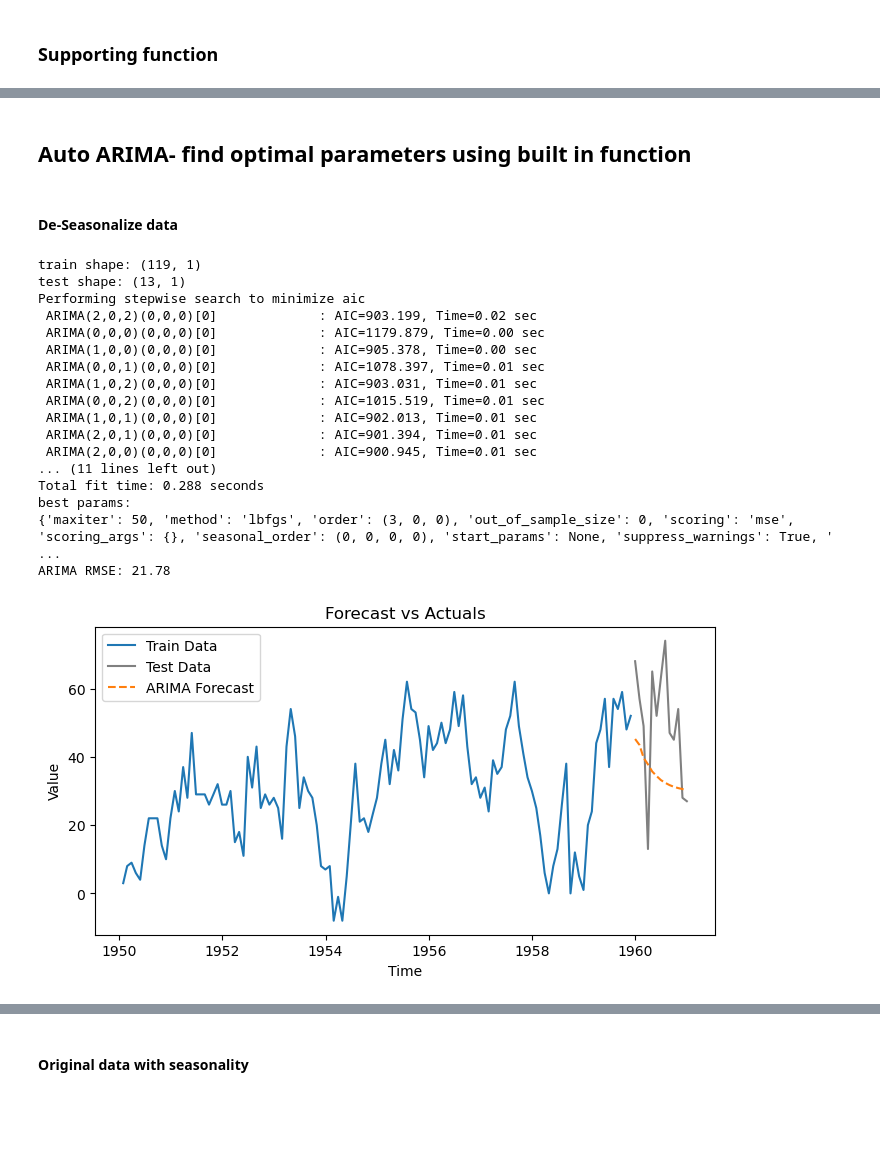
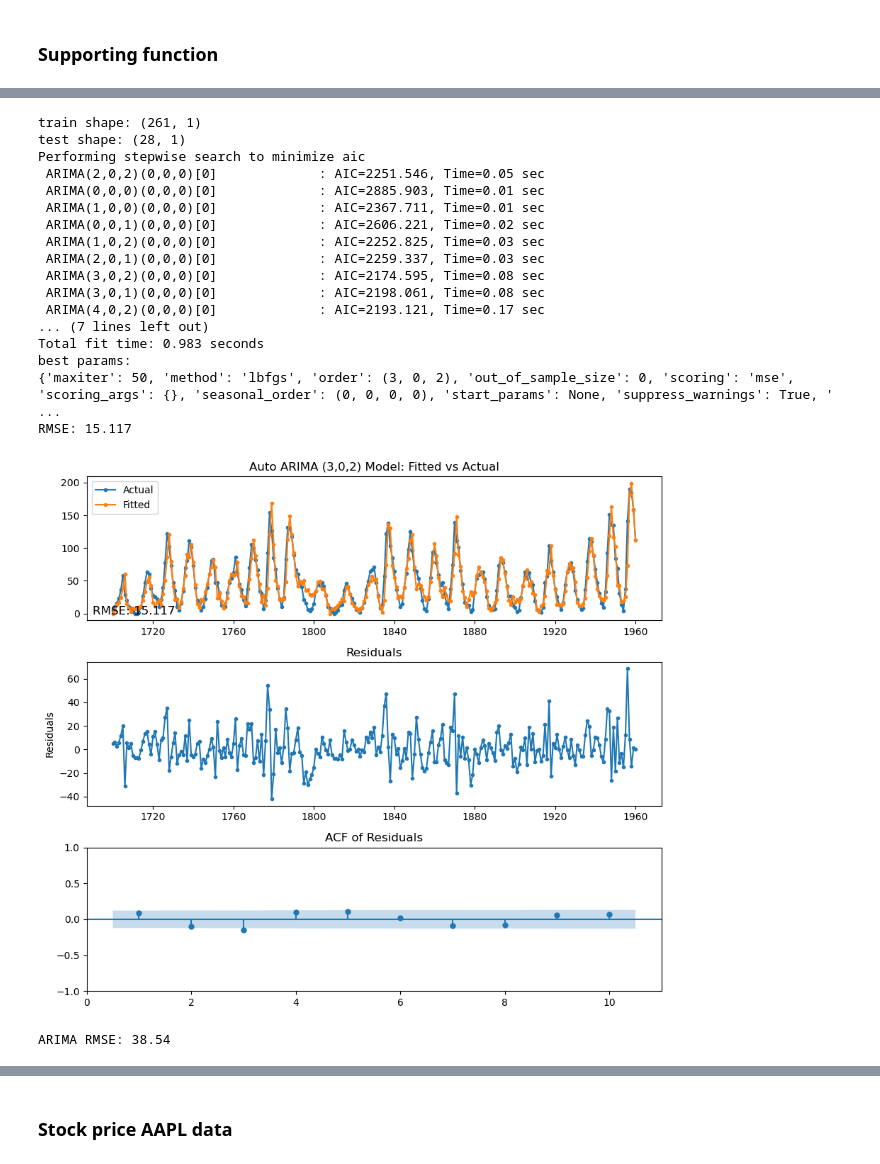
Before and after one commit to imriaharoni/AIRC-Time-Series-Workshop-2025, a Jupyter notebook: Lectures_notebooks/Lecture-3.ipynb, the cells around one changed output, grey strips where cells are left out. Drawn from its saved outputs; the diff is of its cells as text; code cells hidden in the pictures; blank space fills up the shorter version.

```diff
--- a/Lectures_notebooks/Lecture-3.ipynb
+++ b/Lectures_notebooks/Lecture-3.ipynb
@@ -613,0 +972,6 @@ AIC: 795.3136396317276
+# %%
+## Select the Data
+ts_data = airp_df
+
+plot_data_acf_pacf(ts_data, lags=30)
+test_stationarity(ts_data)
@@ -613,0 +1069,18 @@ AIC: 795.3136396317276
+# %%
+# split the data into train and test, with last 30 months as test set
+train, test , test_size = split_data(ts_data, test_prop=0.1)
+
+p = 2 # AR order
+d = 0 # Differencing order
+q = 2 # MA order
+
+P = 1 # Seasonal AR order
+D = 1 # Seasonal Differencing order
+Q = 1 # Seasonal MA order
+
+# fit the model to the train data
+model = ARIMA(train,order = (p,d,q), seasonal_order=(P,D,Q,12)).fit()
+
+print(model.summary())
+
+evaluate_arima_model(model, train, lags=10)
@@ -621,5 +1114,0 @@ ARIMA RMSE: 27.73
-# %%
-model = ARIMA(train,order = (5,0,5))
-model_fit = model.fit()
-forecast = model_fit.forecast(steps=test_size)
-plot_forecast_vs_actuals(train, test, forecast)
@@ -647,4 +1114,0 @@ plt.show()
-# %%
-# Evaluate the residuals
-residuals = model_fit.resid
-plot_data_acf_pacf(residuals, lags=30)
@@ -743,2 +1210,0 @@ ARIMA RMSE: 19.21
-# %% [markdown]
-## Auto ARIMA- find optimal parameters using built in function
@@ -747,41 +1211,42 @@ from pmdarima import auto_arima
-# %% [markdown]
-#### De-Seasonalize data
 # %%
+ts_data = sunspot_data
 # train test split
-train, test, test_size = split_data(data_deseason, test_prop=0.1)
+train, test, test_size = split_data(ts_data, test_prop=0.1)
 
 model = auto_arima(train,
                    seasonal=False,
                    stepwise=True,
                    suppress_warnings=True,
                    trace=True) # set trace to True to print the steps
 
 
 # print the parameters of the best model params and fit the model with the best params
 print('best params:')
 print(model.get_params())
 
 model.fit(train)
 
 # Forecast the test data
+evaluate_auto_arima_model(model, train, lags=10)
 forecast = model.predict(n_periods=test_size)
 plot_forecast_vs_actuals(train, test, forecast)
 # %% [output]
-train shape: (119, 1)
-test shape: (13, 1)
+train shape: (261, 1)
+test shape: (28, 1)
 Performing stepwise search to minimize aic
- ARIMA(2,0,2)(0,0,0)[0]             : AIC=903.199, Time=0.02 sec
- ARIMA(0,0,0)(0,0,0)[0]             : AIC=1179.879, Time=0.00 sec
- ARIMA(1,0,0)(0,0,0)[0]             : AIC=905.378, Time=0.00 sec
- ARIMA(0,0,1)(0,0,0)[0]             : AIC=1078.397, Time=0.01 sec
- ARIMA(1,0,2)(0,0,0)[0]             : AIC=903.031, Time=0.01 sec
- ARIMA(0,0,2)(0,0,0)[0]             : AIC=1015.519, Time=0.01 sec
- ARIMA(1,0,1)(0,0,0)[0]             : AIC=902.013, Time=0.01 sec
- ARIMA(2,0,1)(0,0,0)[0]             : AIC=901.394, Time=0.01 sec
- ARIMA(2,0,0)(0,0,0)[0]             : AIC=900.945, Time=0.01 sec
-... (11 lines left out)
-Total fit time: 0.288 seconds
+ ARIMA(2,0,2)(0,0,0)[0]             : AIC=2251.546, Time=0.05 sec
+ ARIMA(0,0,0)(0,0,0)[0]             : AIC=2885.903, Time=0.01 sec
+ ARIMA(1,0,0)(0,0,0)[0]             : AIC=2367.711, Time=0.01 sec
+ ARIMA(0,0,1)(0,0,0)[0]             : AIC=2606.221, Time=0.02 sec
+ ARIMA(1,0,2)(0,0,0)[0]             : AIC=2252.825, Time=0.03 sec
+ ARIMA(2,0,1)(0,0,0)[0]             : AIC=2259.337, Time=0.03 sec
+ ARIMA(3,0,2)(0,0,0)[0]             : AIC=2174.595, Time=0.08 sec
+ ARIMA(3,0,1)(0,0,0)[0]             : AIC=2198.061, Time=0.08 sec
+ ARIMA(4,0,2)(0,0,0)[0]             : AIC=2193.121, Time=0.17 sec
+... (7 lines left out)
+Total fit time: 0.983 seconds
 best params:
-{'maxiter': 50, 'method': 'lbfgs', 'order': (3, 0, 0), 'out_of_sample_size': 0, 'scoring': 'mse', 'scoring_args': {}, 'seasonal_order': (0, 0, 0, 0), 'start_params': None, 'suppress_warnings': True, ' ...
-ARIMA RMSE: 21.78
+{'maxiter': 50, 'method': 'lbfgs', 'order': (3, 0, 2), 'out_of_sample_size': 0, 'scoring': 'mse', 'scoring_args': {}, 'seasonal_order': (0, 0, 0, 0), 'start_params': None, 'suppress_warnings': True, ' ...
+RMSE: 15.117
-[figure, old version]
+[figure, new version]
+ARIMA RMSE: 38.54
@@ -788,2 +1254,2 @@ ARIMA RMSE: 21.78
-# %% [markdown]
-#### Original data with seasonality
+# %% [markdown]
+### **Stock price AAPL data**
```
Also changed, not shown: parts of 164 cells of this notebook, 1 other file.
